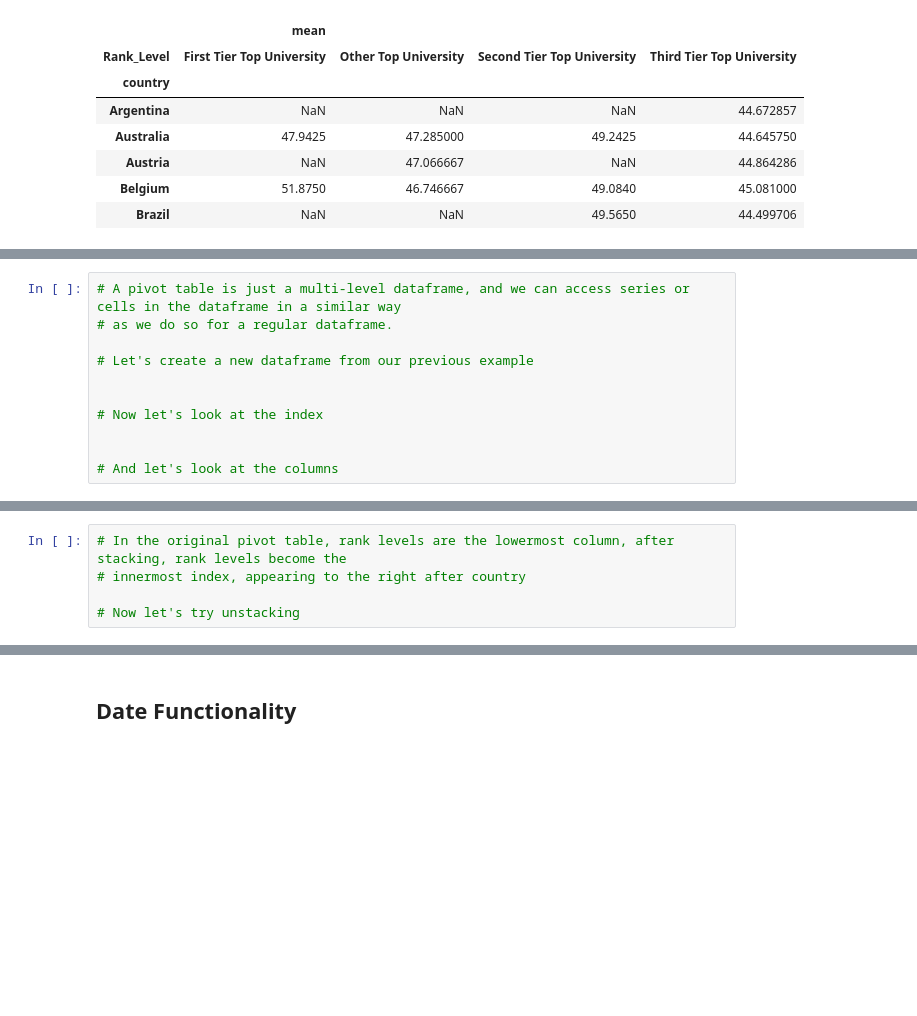
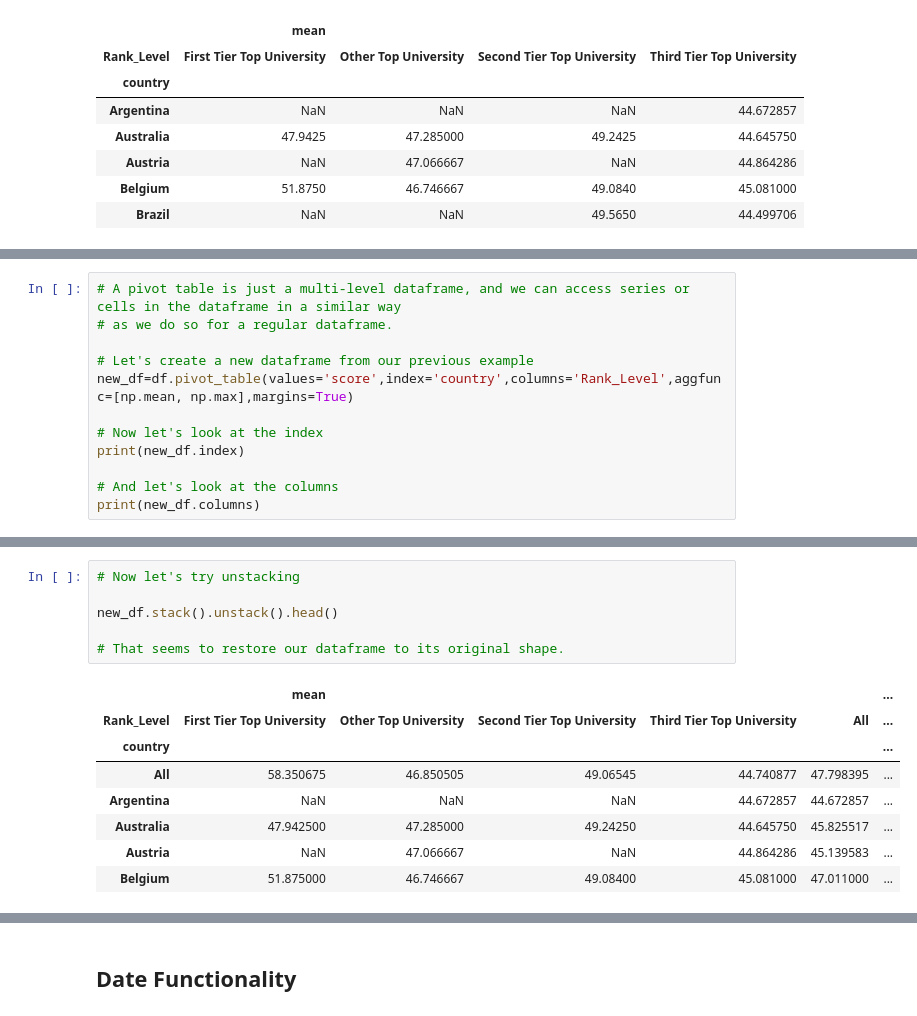
Before and after one commit to irinavalenzuela/Applied-Data-Science-Python, a Jupyter notebook: Week3_dataprocessing.ipynb, the cells around one changed output, grey strips where cells are left out. Drawn from its saved outputs; the diff is of its cells as text; blank space fills up the shorter version.

```diff
--- a/Week3_dataprocessing.ipynb
+++ b/Week3_dataprocessing.ipynb
@@ -1035,9 +1054,10 @@ df.pivot_table(values='score',index='country',columns='Rank_Level',aggfunc=[np.m
 # as we do so for a regular dataframe.
 
 # Let's create a new dataframe from our previous example
-
+new_df=df.pivot_table(values='score',index='country',columns='Rank_Level',aggfunc=[np.mean, np.max],margins=True)
 
 # Now let's look at the index
-
+print(new_df.index)
 
 # And let's look at the columns
+print(new_df.columns)
@@ -1069,6 +1136,16 @@ df.pivot_table(values='score',index='country',columns='Rank_Level',aggfunc=[np.m
-# %%
-# In the original pivot table, rank levels are the lowermost column, after stacking, rank levels become the
-# innermost index, appearing to the right after country
-
-# Now let's try unstacking
+# %%
+# Now let's try unstacking
+
+new_df.stack().unstack().head()
+
+# That seems to restore our dataframe to its original shape.
+# %% [output]
+|  | mean |  |  |  |  | ... |
+| Rank_Level | First Tier Top University | Other Top University | Second Tier Top University | Third Tier Top University | All | ... |
+| country |  |  |  |  |  | ... |
+| All | 58.350675 | 46.850505 | 49.06545 | 44.740877 | 47.798395 | ... |
+| Argentina | NaN | NaN | NaN | 44.672857 | 44.672857 | ... |
+| Australia | 47.942500 | 47.285000 | 49.24250 | 44.645750 | 45.825517 | ... |
+| Austria | NaN | 47.066667 | NaN | 44.864286 | 45.139583 | ... |
+| Belgium | 51.875000 | 46.746667 | 49.08400 | 45.081000 | 47.011000 | ... |
 # %%
```
Also changed, not shown: parts of 13 cells of this notebook.
